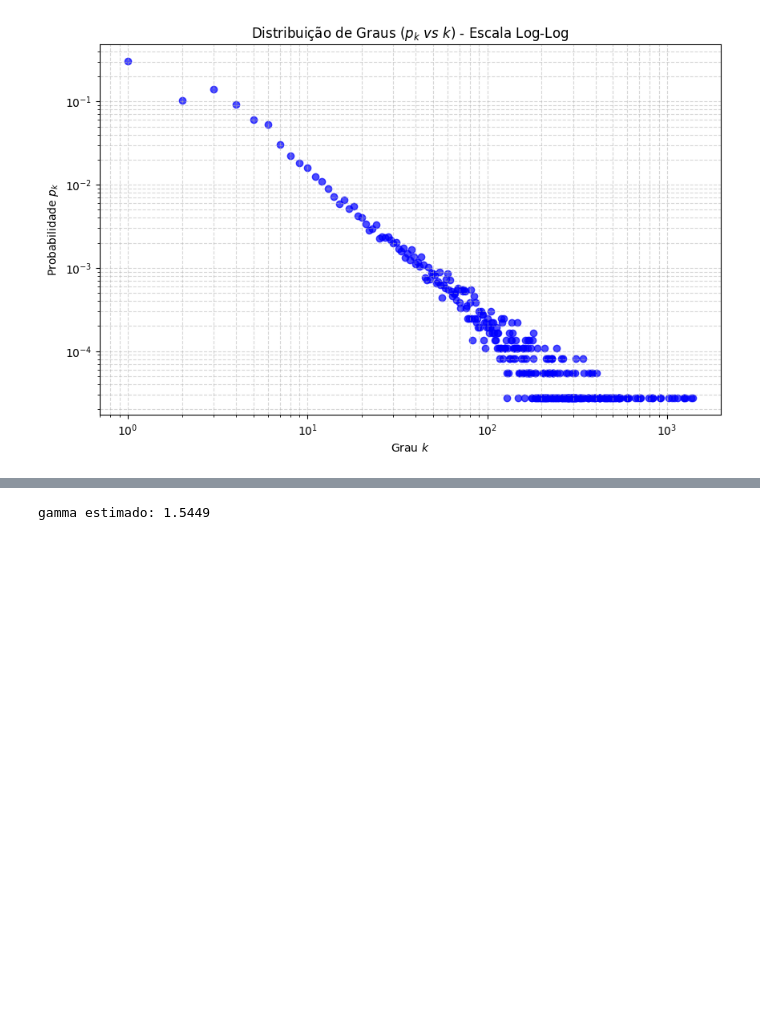
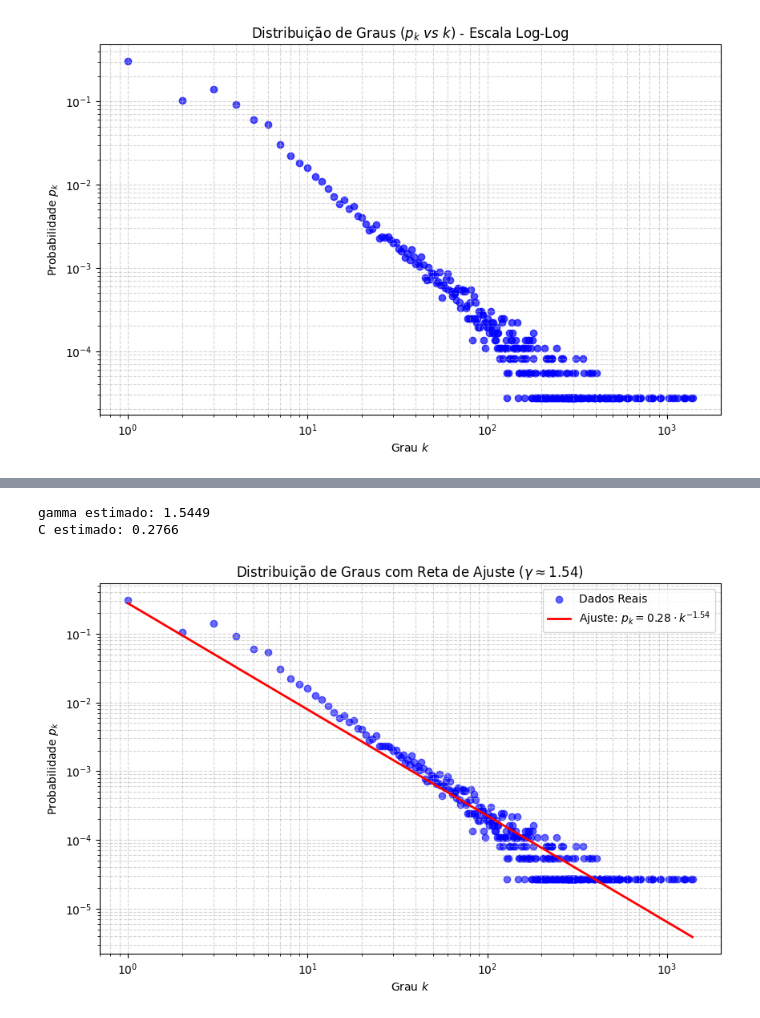
Before and after one commit to tiagostmg/grafos, a Jupyter notebook: src/entrega_1.ipynb, the cells around one changed output, grey strips where cells are left out. Saved outputs shown, nothing was run; the diff lists cells and outputs as text; code cells hidden in the pictures; blank space fills up the shorter version.

```diff
--- a/src/entrega_1.ipynb
+++ b/src/entrega_1.ipynb
@@ -262,12 +271,12 @@ Então, no gráfico log-log, o coeficiente angular da reta é \(-$\gamma$\).
 # %%
-fit_df = df[(df["degree"] > 0) & (df["probability"] > 0)].copy()
-
-log_k = np.log(fit_df["degree"].to_numpy())
-log_pk = np.log(fit_df["probability"].to_numpy())
+log_k = np.log(df["degree"].to_numpy())
+log_pk = np.log(df["probability"].to_numpy())
 
 slope, intercept = np.polyfit(log_k, log_pk, 1)
 gamma = -slope
 
 print(f"gamma estimado: {gamma:.4f}")
+print(f"C estimado: {np.exp(intercept):.4f}")
 # %% [output]
 gamma estimado: 1.5449
+C estimado: 0.2766
@@ -294,0 +283,25 @@ fig.show()
+# %%
+plt.figure(figsize=(10, 6))
+plt.scatter(df["degree"], df["probability"], color='blue', alpha=0.6, label='Dados Reais')
+
+# 2. Criando a linha da "Lei de Potência Teórica" usando seu Gamma e C
+k_teorico = np.linspace(df["degree"].min(), df["degree"].max(), 100)
+
+# P(k) = C * k^(-gamma)
+pk_teorico = np.exp(intercept) * (k_teorico**slope)
+
+plt.plot(k_teorico, pk_teorico, color='red', linewidth=2,
+         label=fr'Ajuste: $p_k = {np.exp(intercept):.2f} \cdot k^{{{slope:.2f}}}$')
+
+plt.xscale('log')
+plt.yscale('log')
+plt.xlabel("Grau $k$")
+plt.ylabel("Probabilidade $p_k$")
+plt.title(fr"Distribuição de Graus com Reta de Ajuste ($\gamma \approx {gamma:.2f}$)")
+
+plt.legend()
+plt.grid(True, which="both", ls="--", alpha=0.5)
+
+plt.show()
+# %% [output]
+[figure, added]
```
Also changed, not shown: parts of 4 cells of this notebook.
